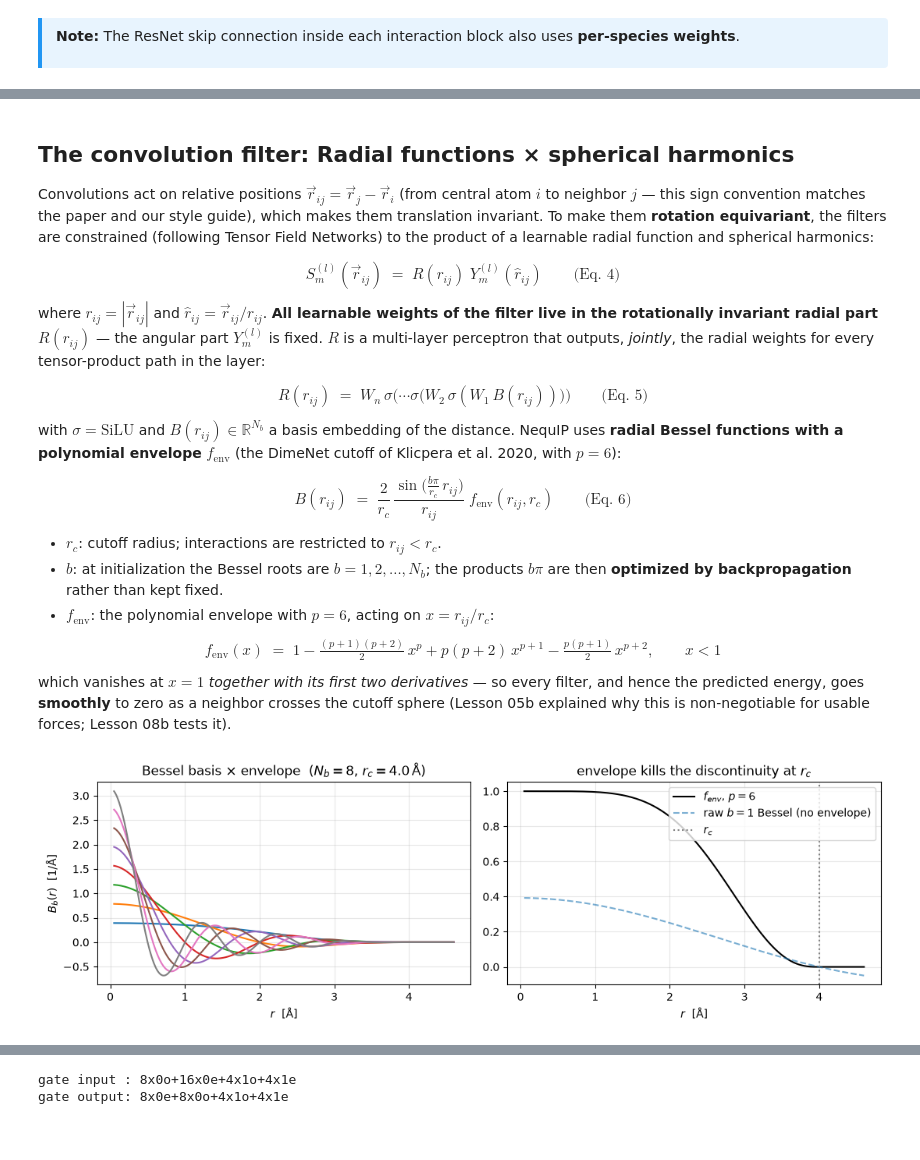
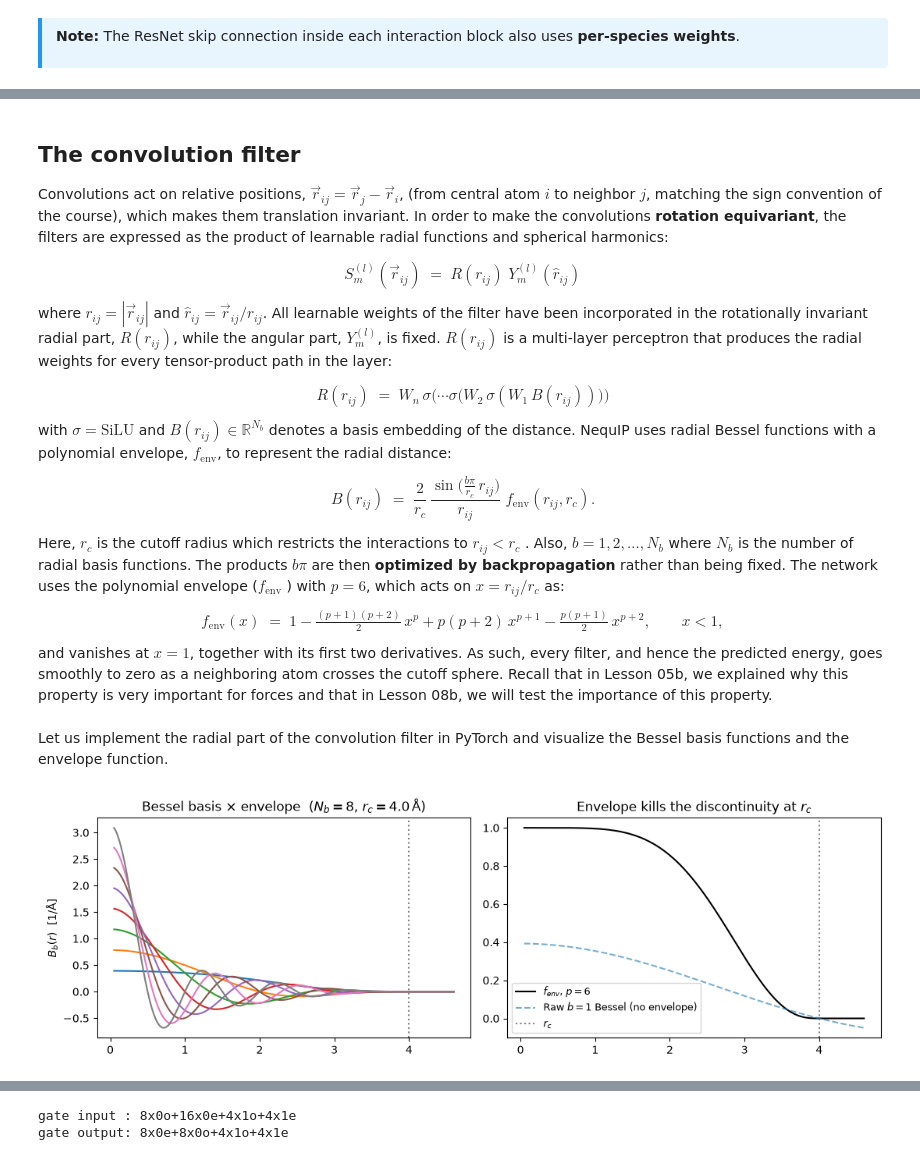
Before and after one commit to molssi-ai/e3nn-course, a Jupyter notebook: notebooks/08a_nequip_theory.ipynb, the cells around one changed output, grey strips where cells are left out. Cells and saved outputs as stored; diff of their text form; code cells hidden in the pictures.

```diff
--- a/notebooks/08a_nequip_theory.ipynb
+++ b/notebooks/08a_nequip_theory.ipynb
@@ -185,49 +187,80 @@ Input one-hot: (5, 4)  --Linear(4x0e -> 16x0e)-->  h0: (5, 16)
 # %% [markdown]
-## The convolution filter: Radial functions × spherical harmonics
+## The convolution filter
 
-Convolutions act on relative positions $\vec r_{ij} = \vec r_j - \vec r_i$ (from central atom $i$ to neighbor $j$ — this sign convention matches the paper and our style guide), which makes them translation invariant. To make them **rotation equivariant**, the filters are constrained (following Tensor Field Networks) to the product of a learnable radial function and spherical harmonics:
+Convolutions act on relative positions, $\vec r_{ij} = \vec r_j - \vec r_i$,
+(from central atom $i$ to neighbor $j$, matching the sign convention of the
+course), which makes them translation invariant. In order to make the
+convolutions **rotation equivariant**, the filters are expressed as the product
+of learnable radial functions and spherical harmonics:
 
-$$S^{(l)}_m(\vec r_{ij}) \;=\; R(r_{ij})\; Y^{(l)}_m(\hat r_{ij}) \qquad \text{(Eq. 4)}$$
+$$S^{(l)}_m(\vec r_{ij}) \;=\; R(r_{ij})\; Y^{(l)}_m(\hat r_{ij})$$
 
-where $r_{ij} = |\vec r_{ij}|$ and $\hat r_{ij} = \vec r_{ij}/r_{ij}$. **All learnable weights of the filter live in the rotationally invariant radial part** $R(r_{ij})$ — the angular part $Y^{(l)}_m$ is fixed. $R$ is a multi-layer perceptron that outputs, *jointly*, the radial weights for every tensor-product path in the layer:
+where $r_{ij} = |\vec r_{ij}|$ and $\hat r_{ij} = \vec r_{ij}/r_{ij}$. All
+learnable weights of the filter have been incorporated in the rotationally
+invariant radial part, $R(r_{ij})$, while the angular part, $Y^{(l)}_m$, is
+fixed. $R(r_{ij})$ is a multi-layer perceptron that produces the radial weights
+for every tensor-product path in the layer:
 
-$$R(r_{ij}) \;=\; W_n\, \sigma\big(\cdots \sigma\big(W_2\, \sigma(W_1\, B(r_{ij}))\big)\big) \qquad \text{(Eq. 5)}$$
+$$R(r_{ij}) \;=\; W_n\, \sigma\big(\cdots \sigma\big(W_2\, \sigma(W_1\, B(r_{ij}))\big)\big)$$
 
-with $\sigma = \mathrm{SiLU}$ and $B(r_{ij}) \in \mathbb{R}^{N_b}$ a basis embedding of the distance. NequIP uses **radial Bessel functions with a polynomial envelope** $f_\mathrm{env}$ (the DimeNet cutoff of Klicpera et al. 2020, with $p = 6$):
+with $\sigma = \mathrm{SiLU}$ and $B(r_{ij}) \in \mathbb{R}^{N_b}$ denotes a
+basis embedding of the distance. NequIP uses radial Bessel functions with a
+polynomial envelope, $f_\mathrm{env}$, to represent the radial distance:
 
-$$B(r_{ij}) \;=\; \frac{2}{r_c}\,\frac{\sin\!\big(\tfrac{b\pi}{r_c}\, r_{ij}\big)}{r_{ij}} \; f_\mathrm{env}(r_{ij}, r_c) \qquad \text{(Eq. 6)}$$
+$$B(r_{ij}) \;=\; \frac{2}{r_c}\,\frac{\sin\!\big(\tfrac{b\pi}{r_c}\, r_{ij}\big)}{r_{ij}} \; f_\mathrm{env}(r_{ij}, r_c).$$
 
-- $r_c$: cutoff radius; interactions are restricted to $r_{ij} < r_c$.
-- $b$: at initialization the Bessel roots are $b = 1, 2, \dots, N_b$; the products $b\pi$ are then **optimized by backpropagation** rather than kept fixed.
-- $f_\mathrm{env}$: the polynomial envelope with $p=6$, acting on $x = r_{ij}/r_c$:
+Here, $r_c$ is the cutoff radius which restricts the interactions to $r_{ij} <
+r_c$. Also, $b = 1, 2, \dots, N_b$ where $N_b$ is the number of radial basis
+functions. The products $b\pi$ are then **optimized by backpropagation** rather
+than being fixed. The network uses the polynomial envelope ($f_\mathrm{env}$ )
+with $p=6$, which acts on $x = r_{ij}/r_c$ as:
 
 $$f_\mathrm{env}(x) \;=\; 1 - \tfrac{(p+1)(p+2)}{2}\,x^{p} + p(p+2)\,x^{p+1}
-- \tfrac{p(p+1)}{2}\,x^{p+2}, \qquad x < 1$$
+- \tfrac{p(p+1)}{2}\,x^{p+2}, \qquad x < 1,$$
 
-which vanishes at $x=1$ *together with its first two derivatives* — so every filter, and hence the predicted energy, goes **smoothly** to zero as a neighbor crosses the cutoff sphere (Lesson 05b explained why this is non-negotiable for usable forces; Lesson 08b tests it).
+and vanishes at $x=1$, together with its first two derivatives. As such, every
+filter, and hence the predicted energy, goes smoothly to zero as a neighboring
+atom crosses the cutoff sphere. Recall that in Lesson 05b, we explained why this
+property is very important for forces and that in Lesson 08b, we will test the
+importance of this property.
+# %% [markdown]
+Let us implement the radial part of the convolution filter in PyTorch and
+visualize the Bessel basis functions and the envelope function.
 # %%
+# Set the cutoff radius, the number of Bessel basis functions, and the power of
+# the envelope function
 r_c, n_basis, p = 4.0, 8, 6
+
+# Create a uniform grid of radial distances from 0.05 to 1.15 times the cutoff
+# radius
 r = torch.linspace(0.05, 1.15 * r_c, 400)
+
+# Compute the envelope function and the Bessel basis functions
 x = r / r_c
 f_env = (1 - (p + 1) * (p + 2) / 2 * x**p + p * (p + 2) * x**(p + 1)
-         - p * (p + 1) / 2 * x**(p + 2)) * (x < 1)                      # envelope, p = 6
-b = torch.arange(1, n_basis + 1)                                        # Bessel roots (init)
-B = (2 / r_c) * torch.sin(b * torch.pi * x[:, None]) / r[:, None]       # Eq. (6), no envelope
+         - p * (p + 1) / 2 * x**(p + 2)) * (x < 1)
+
+# Bessel roots
+b = torch.arange(1, n_basis + 1)
+
+# Compute the Bessel basis functions without the envelope
+B = (2 / r_c) * torch.sin(b * torch.pi * x[:, None]) / r[:, None]
+
+# Plot the Bessel basis functions with and without the envelope
 fig, axes = plt.subplots(1, 2, figsize=(11, 3.6), sharex=True)
 axes[0].plot(r, B * f_env[:, None])
 axes[0].set_title(f"Bessel basis $\\times$ envelope  ($N_b={n_basis}$, $r_c={r_c}\\,$Å)")
 axes[0].set_ylabel("$B_b(r)$  [1/Å]")
+axes[0].axvline(r_c, color="gray", ls=":", label="$r_c$")
 axes[1].plot(r, f_env, "k", label="$f_{env}$, $p=6$")
-axes[1].plot(r, B[:, 0], "C0--", alpha=0.6, label="raw $b=1$ Bessel (no envelope)")
+axes[1].plot(r, B[:, 0], "C0--", alpha=0.6, label="Raw $b=1$ Bessel (no envelope)")
 axes[1].axvline(r_c, color="gray", ls=":", label="$r_c$")
-axes[1].set_title("envelope kills the discontinuity at $r_c$")
-axes[1].legend()
-for ax in axes:
-    ax.set_xlabel("$r$  [Å]"); ax.grid(alpha=0.3)
+axes[1].set_title("Envelope kills the discontinuity at $r_c$")
+axes[1].legend(fontsize=9)
 fig.tight_layout()
 plt.show()
 # %% [output]
-[figure, old version]
+[figure, new version]
 # %% [markdown]
 ## The tensor-product convolution
 
```
Also changed, not shown: parts of 21 cells of this notebook.
